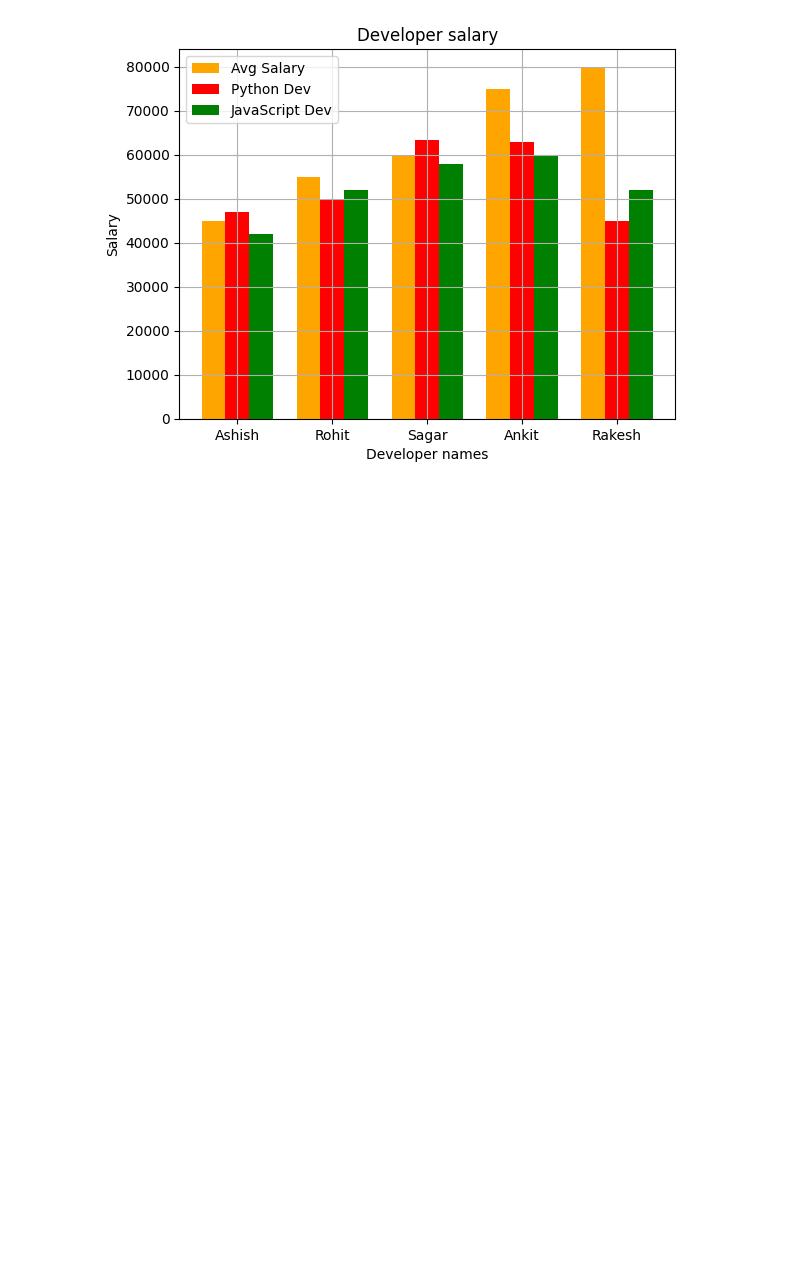
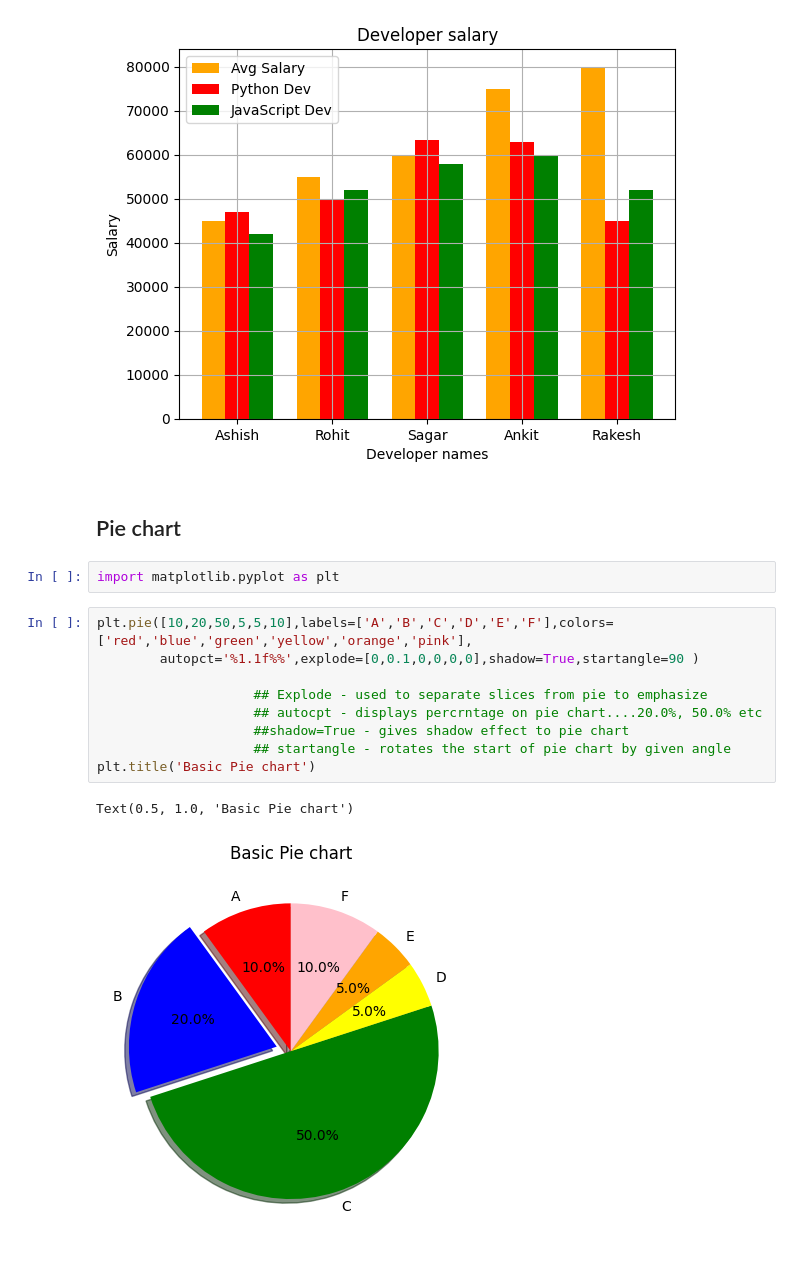
Before and after one commit to AyushamMishra/Basic_py_pkg.py, a Jupyter notebook: Matplotlib_2.ipynb, the cells around one changed output. Drawn from its saved outputs; the diff is of its cells as text; blank space fills up the shorter version.

Commit message:
Matplotlib basics continued...

```diff
--- a/Matplotlib_2.ipynb
+++ b/Matplotlib_2.ipynb
@@ -25,3 +25,19 @@ plt.xticks(ticks=x_indexes,labels=Dev_names)
 plt.show()
 # %% [output]
 [figure]
+# %% [markdown]
+## Pie chart
+# %%
+import matplotlib.pyplot as plt
+# %%
+plt.pie([10,20,50,5,5,10],labels=['A','B','C','D','E','F'],colors=['red','blue','green','yellow','orange','pink'],
+        autopct='%1.1f%%',explode=[0,0.1,0,0,0,0],shadow=True,startangle=90 )
+
+                    ## Explode - used to separate slices from pie to emphasize
+                    ## autocpt - displays percrntage on pie chart....20.0%, 50.0% etc
+                    ##shadow=True - gives shadow effect to pie chart
+                    ## startangle - rotates the start of pie chart by given angle
+plt.title('Basic Pie chart')
+# %% [output]
+Text(0.5, 1.0, 'Basic Pie chart')
+[figure, added]
```
Also changed, not shown: parts of 10 cells of this notebook, 1 other file.
